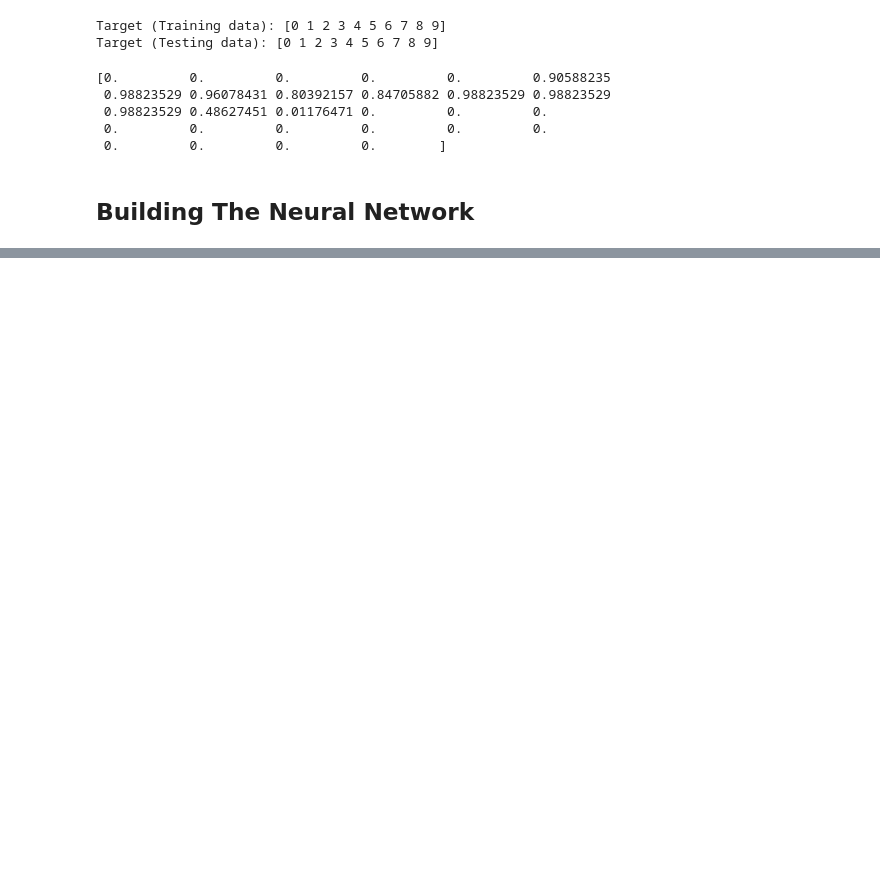
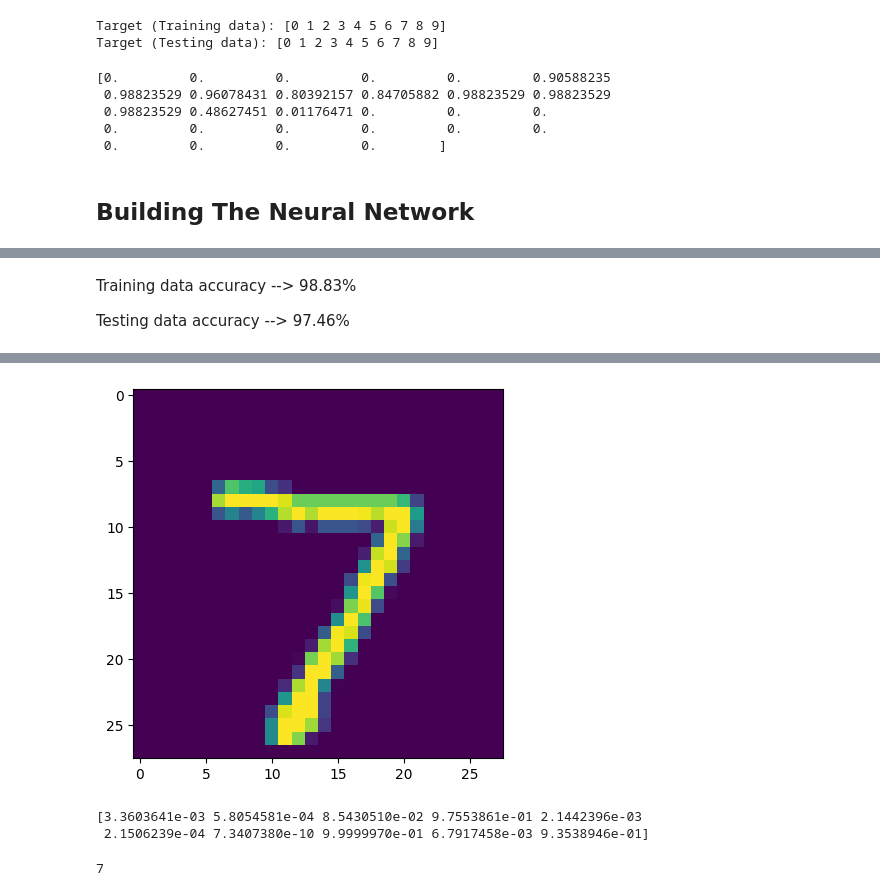
Before and after one commit to SiddhuShkya/MNIST, a Jupyter notebook: mnist.ipynb, the cells around one changed output, grey strips where cells are left out. Saved outputs shown, nothing was run; the diff lists cells and outputs as text; code cells hidden in the pictures; blank space fills up the shorter version.

Commit message:
Evaluated the model on test data

```diff
--- a/mnist.ipynb
+++ b/mnist.ipynb
@@ -109,5 +109,5 @@ model = keras.Sequential([
 # Compiling the neural network
 model.compile(optimizer="Adam", loss="sparse_categorical_crossentropy", metrics=["accuracy"])
 # %%
-model.fit(X_train, Y_train, epochs=15)
+model.fit(X_train, Y_train, epochs=10)
 # %% [output]
@@ -131,0 +143,11 @@ Epoch 15/15
+# %% [markdown]
+Training data accuracy --> 98.83%
+
+Testing data accuracy --> 97.46%
+# %%
+# model.predict() gives the prediction probability of each class for that data point
+Y_pred = model.predict(X_test)
+plt.imshow(X_test[0])
+plt.show()
+print(Y_pred[0])
+# %% [output]
@@ -131,0 +155,9 @@ Epoch 15/15
+[figure, added]
+[3.3603641e-03 5.8054581e-04 8.5430510e-02 9.7553861e-01 2.1442396e-03
+ 2.1506239e-04 7.3407380e-10 9.9999970e-01 6.7917458e-03 9.3538946e-01]
+# %%
+# converting the prediction probabilities to class labels
+label_for_first_test_image = np.argmax(Y_pred[0])
+print(label_for_first_test_image)
+# %% [output]
+7
```
Also changed, not shown: parts of 5 cells of this notebook.
